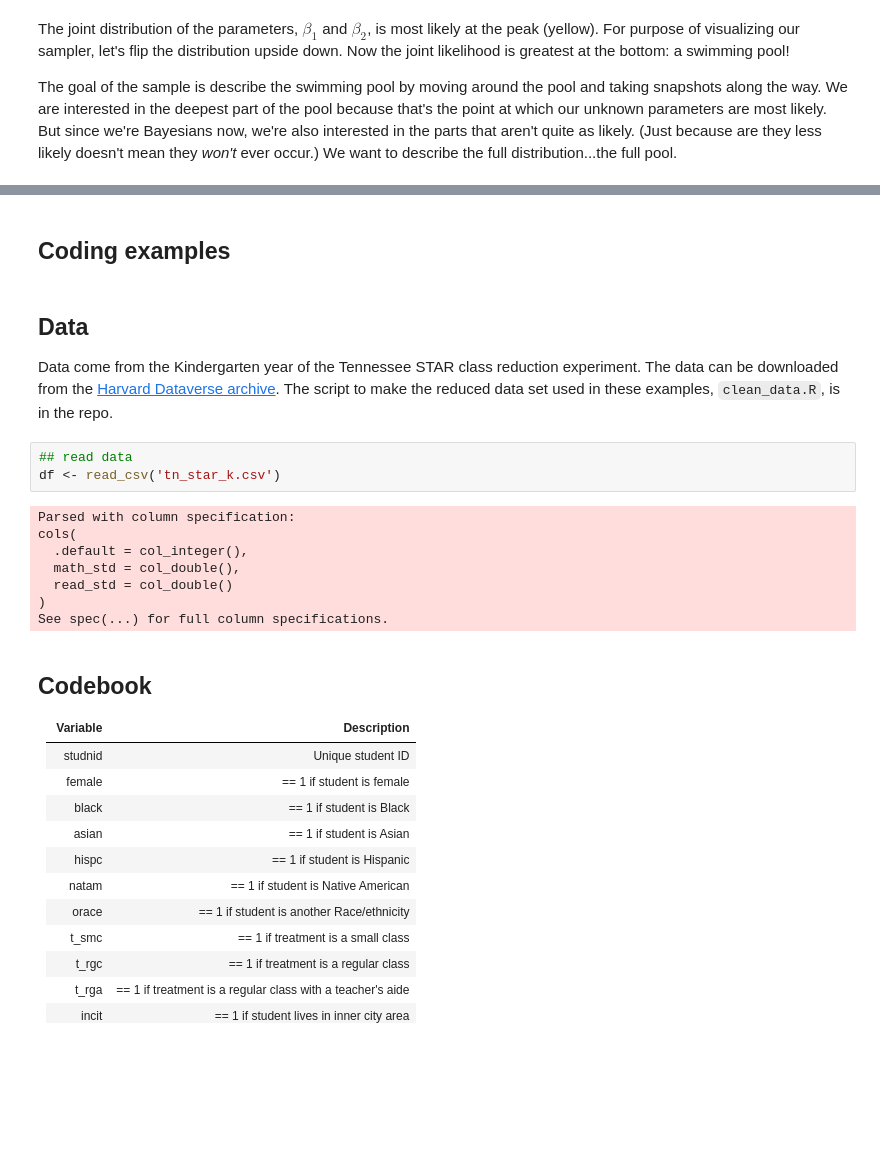
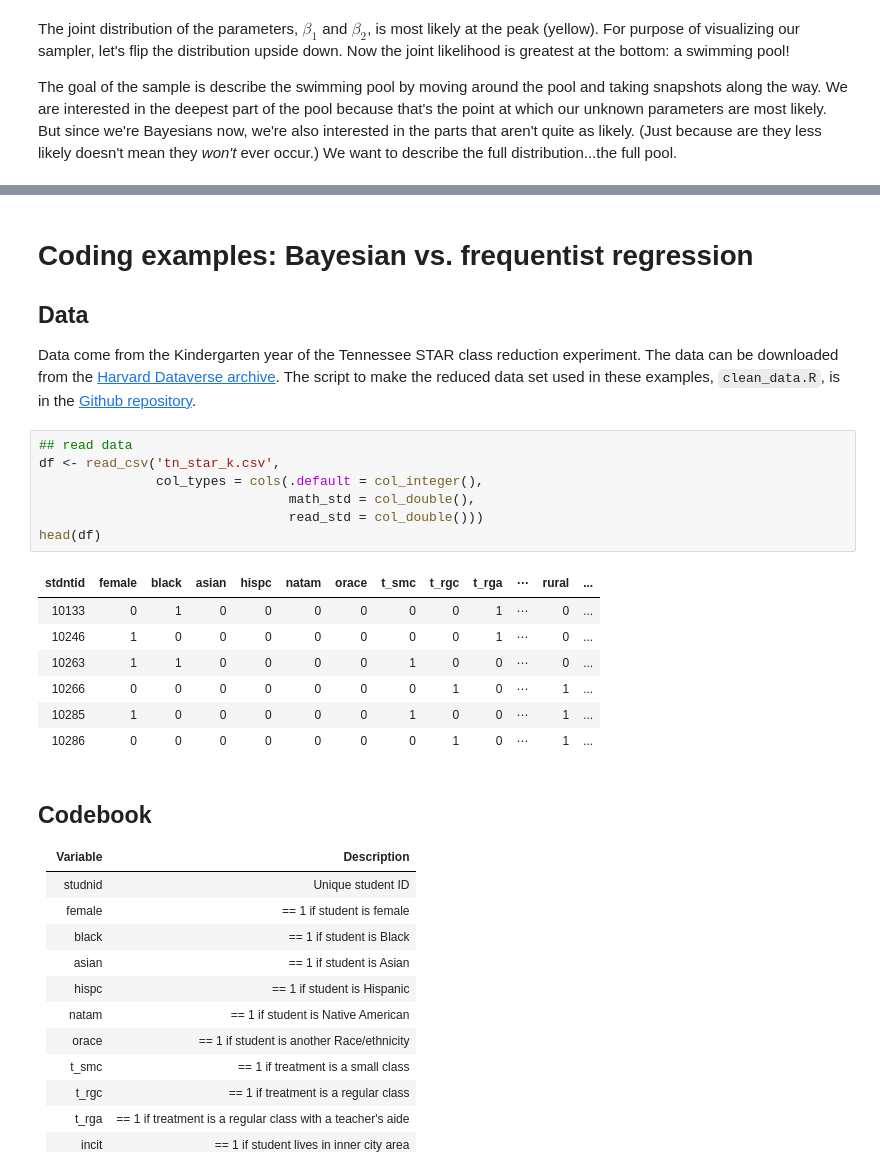
Before and after one commit to btskinner/lpoqmw, a Jupyter notebook: apr_11_2017/bayes_reg.ipynb, the cells around one changed output, grey strips where cells are left out. Cells and saved outputs as stored; diff of their text form; blank space fills up the shorter version.

```diff
--- a/apr_11_2017/bayes_reg.ipynb
+++ b/apr_11_2017/bayes_reg.ipynb
@@ -207,23 +207,27 @@ Stan uses a variant of the HMC, its No-U-Turn Sampler (NUTS). Because the HMC pa
 ## Enough words...let's see them in action!
 
 [Visualizations of various MCMC algorithms](http://chi-feng.github.io/mcmc-demo/)
-# %% [markdown]
-## Coding examples
 # %% [markdown]
+# Coding examples: Bayesian vs. frequentist regression
+
 ## Data
 
-Data come from the Kindergarten year of the Tennessee STAR class reduction experiment. The data can be downloaded from the [Harvard Dataverse archive](https://dataverse.harvard.edu/dataset.xhtml?persistentId=hdl:1902.1/10766). The script to make the reduced data set used in these examples, `clean_data.R`, is in the repo.
+Data come from the Kindergarten year of the Tennessee STAR class reduction experiment. The data can be downloaded from the [Harvard Dataverse archive](https://dataverse.harvard.edu/dataset.xhtml?persistentId=hdl:1902.1/10766). The script to make the reduced data set used in these examples, `clean_data.R`, is in the [Github repository](https://github.com/btskinner/lpoqmw/tree/master/apr_11_2017).
 # %%
 ## read data
-df <- read_csv('tn_star_k.csv')
+df <- read_csv('tn_star_k.csv',
+               col_types = cols(.default = col_integer(),
+                                math_std = col_double(),
+                                read_std = col_double()))
+head(df)
 # %% [output]
-Parsed with column specification:
-cols(
-  .default = col_integer(),
-  math_std = col_double(),
-  read_std = col_double()
-)
-See spec(...) for full column specifications.
+| stdntid | female | black | asian | hispc | natam | orace | t_smc | t_rgc | t_rga | ⋯ | rural | ... |
+| 10133 | 0 | 1 | 0 | 0 | 0 | 0 | 0 | 0 | 1 | ⋯ | 0 | ... |
+| 10246 | 1 | 0 | 0 | 0 | 0 | 0 | 0 | 0 | 1 | ⋯ | 0 | ... |
+| 10263 | 1 | 1 | 0 | 0 | 0 | 0 | 1 | 0 | 0 | ⋯ | 0 | ... |
+| 10266 | 0 | 0 | 0 | 0 | 0 | 0 | 0 | 1 | 0 | ⋯ | 1 | ... |
+| 10285 | 1 | 0 | 0 | 0 | 0 | 0 | 1 | 0 | 0 | ⋯ | 1 | ... |
+| 10286 | 0 | 0 | 0 | 0 | 0 | 0 | 0 | 1 | 0 | ⋯ | 1 | ... |
 # %% [markdown]
 ## Codebook
 
```
Also changed, not shown: parts of 12 cells of this notebook, 2 other files.
